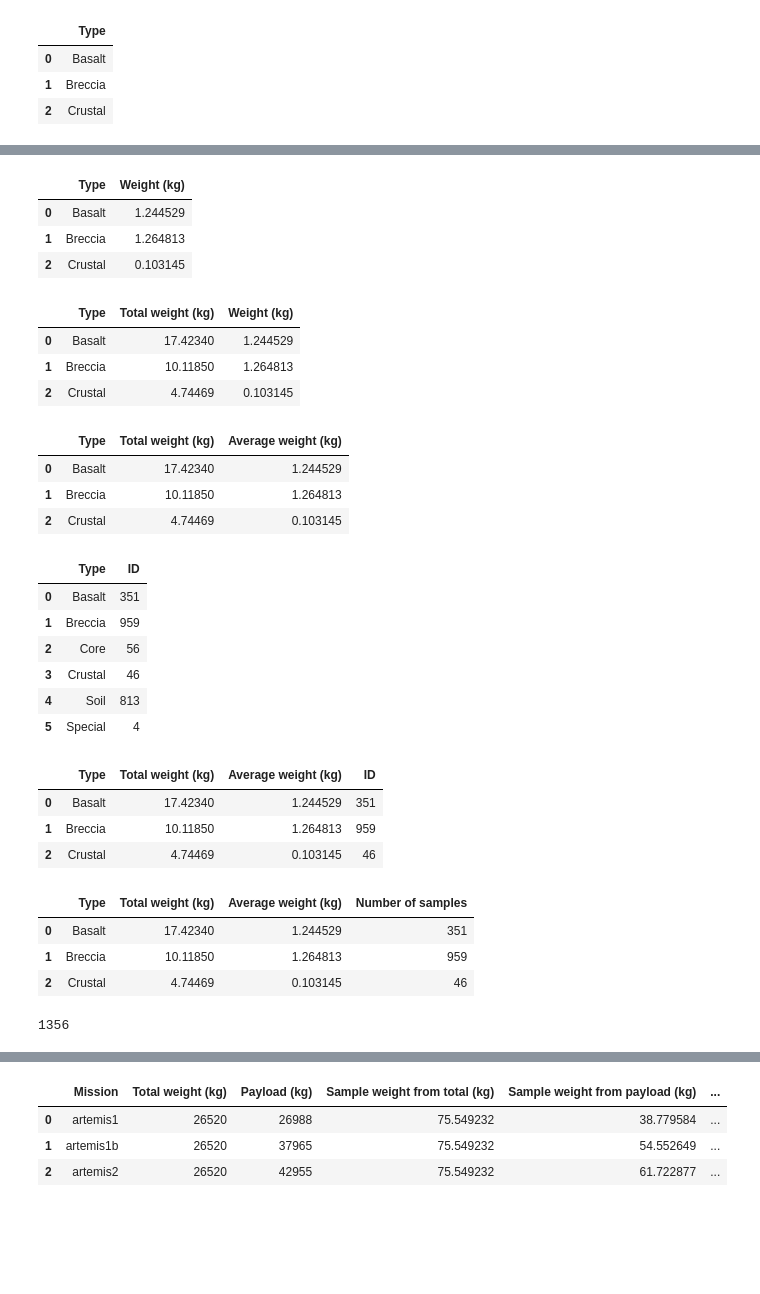
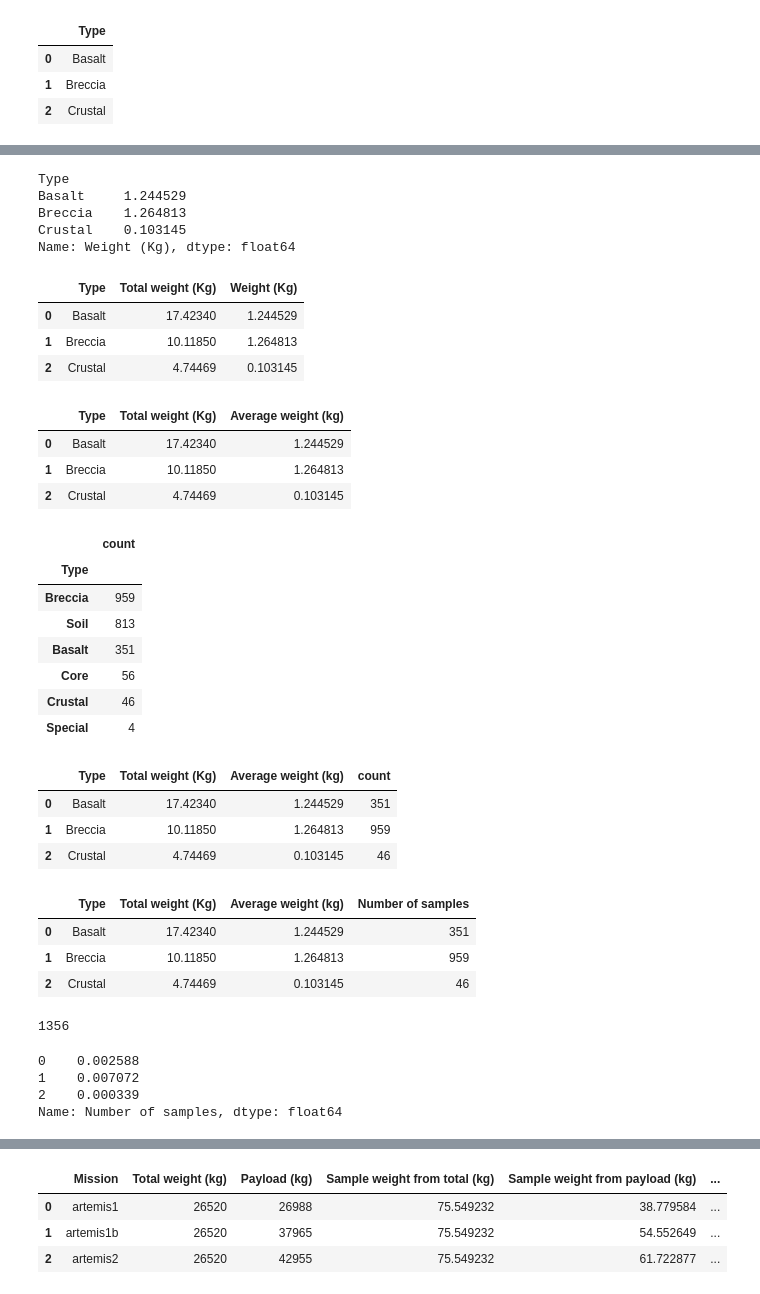
Before and after one commit to hongwon1031/testRepo, a Jupyter notebook: 12/OverTheMoon_달탐사.ipynb, the cells around one changed output, grey strips where cells are left out. Drawn from its saved outputs; the diff is of its cells as text; code cells hidden in the pictures; blank space fills up the shorter version.

```diff
--- a/12/OverTheMoon_달탐사.ipynb
+++ b/12/OverTheMoon_달탐사.ipynb
@@ -500,4 +558,6 @@ artemis_mission
 | 4 | 10005 | Apollo11 | Core | Unsieved | 0.0534 | 40.31 |
 # %%
 # rock_samples 데이터프레임에 암석샘플의 남은 양을 나타내는 'Remaining (kg)' 컬럼추가
+rock_samples['Remaining (kg)'] = rock_samples['Weight (Kg)'] * rock_samples['Pristine (%)'] * 0.01
+rock_samples.head()
 # %% [output]
@@ -784,48 +915,60 @@ needed_sample_weight
 # %%
 # needed_samples 데이터프레임에서 암석유형별 중량의 평균을 구한다.
+w = needed_samples.groupby('Type')['Weight (Kg)'].mean()
+w
 # %% [output]
-|  | Type | Weight (kg) |
-| 0 | Basalt | 1.244529 |
-| 1 | Breccia | 1.264813 |
-| 2 | Crustal | 0.103145 |
+Type
+Basalt     1.244529
+Breccia    1.264813
+Crustal    0.103145
+Name: Weight (Kg), dtype: float64
 # %%
 # 두 데이터프레임을 병합한다.
+needed_samples_overview = pd.merge(needed_samples_overview,w,on='Type')
+needed_samples_overview
 # %% [output]
-|  | Type | Total weight (kg) | Weight (kg) |
+|  | Type | Total weight (Kg) | Weight (Kg) |
 | 0 | Basalt | 17.42340 | 1.244529 |
 | 1 | Breccia | 10.11850 | 1.264813 |
 | 2 | Crustal | 4.74469 | 0.103145 |
 # %%
 # 컬럼명을 변경 'Weight (kg)' -> 'Average weight (kg)'
+needed_samples_overview.rename(columns={'Weight (Kg)' : 'Average weight (kg)'},inplace=True)
+needed_samples_overview
 # %% [output]
-|  | Type | Total weight (kg) | Average weight (kg) |
+|  | Type | Total weight (Kg) | Average weight (kg) |
 | 0 | Basalt | 17.42340 | 1.244529 |
 | 1 | Breccia | 10.11850 | 1.264813 |
 | 2 | Crustal | 4.74469 | 0.103145 |
 # %%
 # rock_samples 데이터프레임에서 암석유형별('Type') 개수를 구해서 total_rock_count 라는 데이터프레임을 만든다.
+total_rock_count = pd.DataFrame(rock_samples['Type'].value_counts())
+total_rock_count
 # %% [output]
-|  | Type | ID |
-| 0 | Basalt | 351 |
-| 1 | Breccia | 959 |
-| 2 | Core | 56 |
-| 3 | Crustal | 46 |
-| 4 | Soil | 813 |
-| 5 | Special | 4 |
+|  | count |
+| Type |  |
+| Breccia | 959 |
+| Soil | 813 |
+| Basalt | 351 |
+| Core | 56 |
+| Crustal | 46 |
+| Special | 4 |
 # %%
 # 두 데이터프레임을 병합한다.
+needed_samples_overview = pd.merge(needed_samples_overview,total_rock_count,on='Type')
+needed_samples_overview
 # %% [output]
-|  | Type | Total weight (kg) | Average weight (kg) | ID |
+|  | Type | Total weight (Kg) | Average weight (kg) | count |
 | 0 | Basalt | 17.42340 | 1.244529 | 351 |
 | 1 | Breccia | 10.11850 | 1.264813 | 959 |
 | 2 | Crustal | 4.74469 | 0.103145 | 46 |
 # %%
 # 컬럼명을 변경한다. 'ID' -> 'Number of samples'
 
-needed_samples_overview.rename(columns={'ID' : 'Number of samples'}, inplace=True)
+needed_samples_overview.rename(columns={'count' : 'Number of samples'}, inplace=True)
 needed_samples_overview
 # %% [output]
-|  | Type | Total weight (kg) | Average weight (kg) | Number of samples |
+|  | Type | Total weight (Kg) | Average weight (kg) | Number of samples |
 | 0 | Basalt | 17.42340 | 1.244529 | 351 |
 | 1 | Breccia | 10.11850 | 1.264813 | 959 |
 | 2 | Crustal | 4.74469 | 0.103145 | 46 |
@@ -834,4 +979,12 @@ needed_samples_overview
 # %% [output]
 1356
+# %%
+Percentage_of_rocks = (needed_samples_overview['Number of samples']/total_rocks)*0.01
+Percentage_of_rocks
+# %% [output]
+0    0.002588
+1    0.007072
+2    0.000339
+Name: Number of samples, dtype: float64
 # %%
 # 각 암석유형별로 차지하는 비율을 구해서 'Percentage of rocks'라는 컬럼에 할당한다.
```
Also changed, not shown: parts of 57 cells of this notebook, 14 other files.
